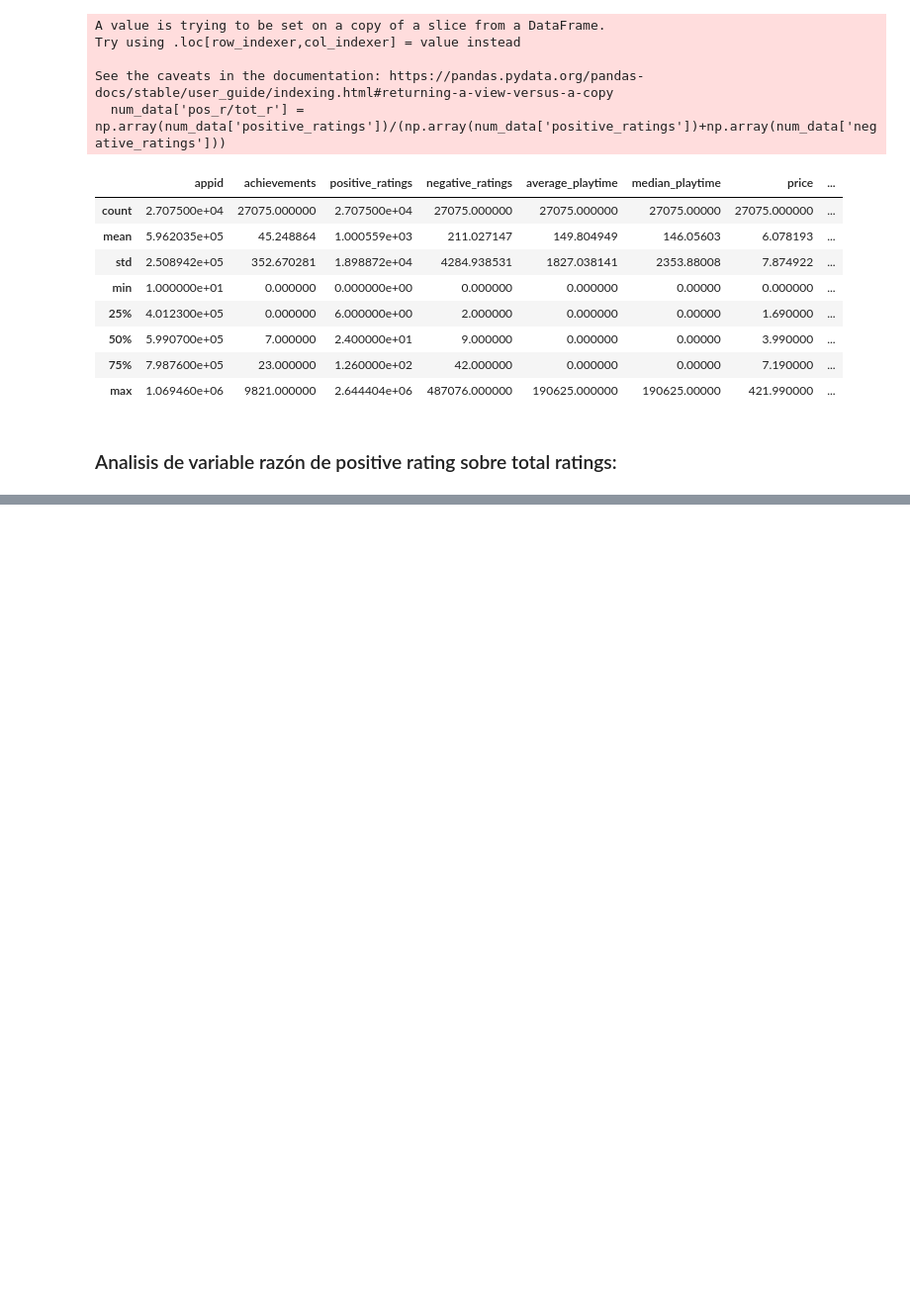
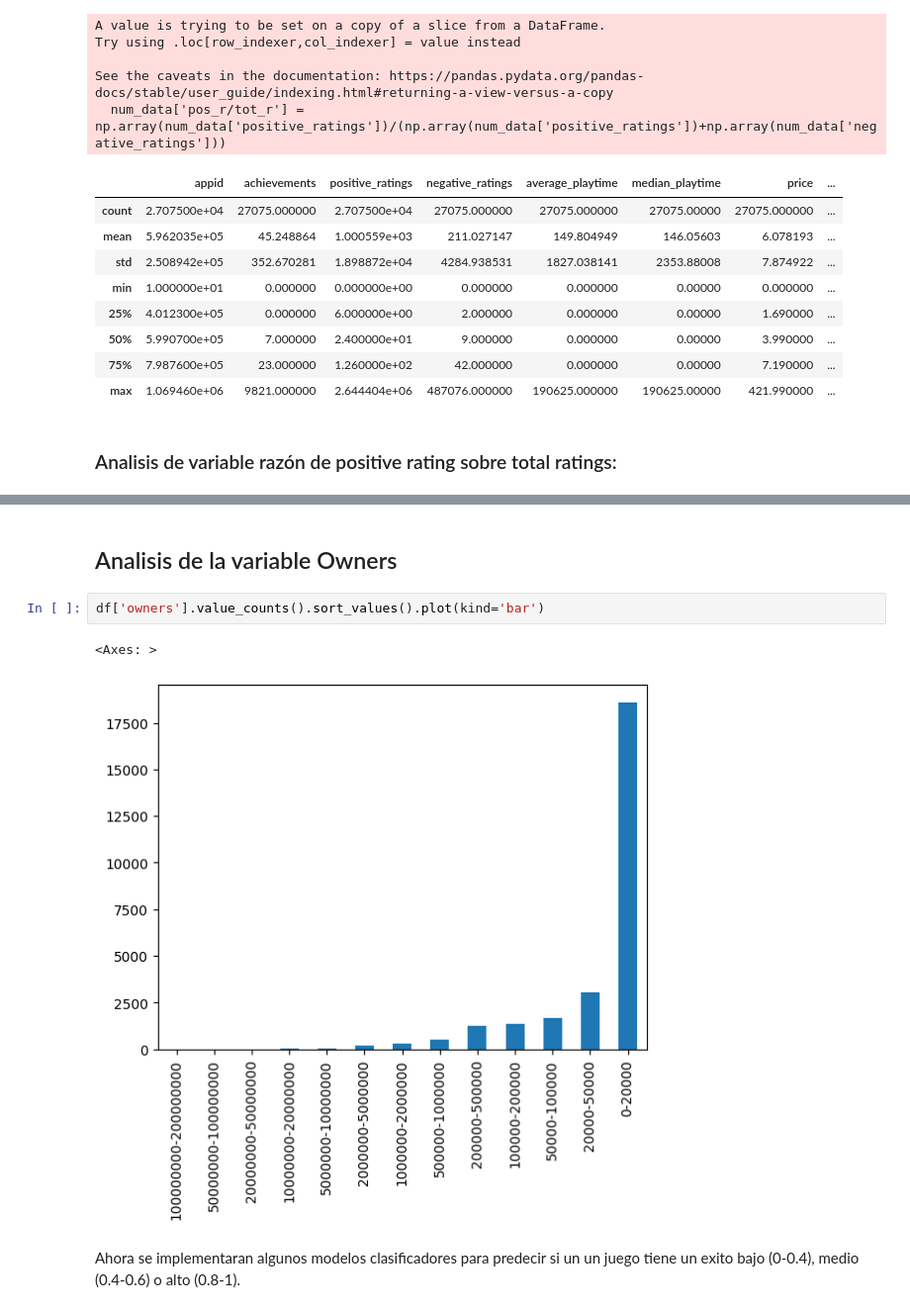
Before and after one commit to hectorjimenez12/CC5205_Proyecto, a Jupyter notebook: Hito2/01_Deteccion_Variable_Que_Hace_Exitoso_Juego.ipynb, the cells around one changed output, grey strips where cells are left out. Shown at 99% size. Drawn from its saved outputs; the diff is of its cells as text; blank space fills up the shorter version.

```diff
--- a/Hito2/01_Deteccion_Variable_Que_Hace_Exitoso_Juego.ipynb
+++ b/Hito2/01_Deteccion_Variable_Que_Hace_Exitoso_Juego.ipynb
@@ -78,0 +114,9 @@ Useful functions for downloading data.
+# %% [markdown]
+## Analisis de la variable Owners
+# %%
+df['owners'].value_counts().sort_values().plot(kind='bar')
+# %% [output]
+<Axes: >
+[figure, added]
+# %% [markdown]
+Ahora se implementaran algunos modelos clasificadores para predecir si un un juego tiene un exito bajo (0-0.4), medio (0.4-0.6) o alto (0.8-1).
```
Also changed, not shown: parts of 7 cells of this notebook.
